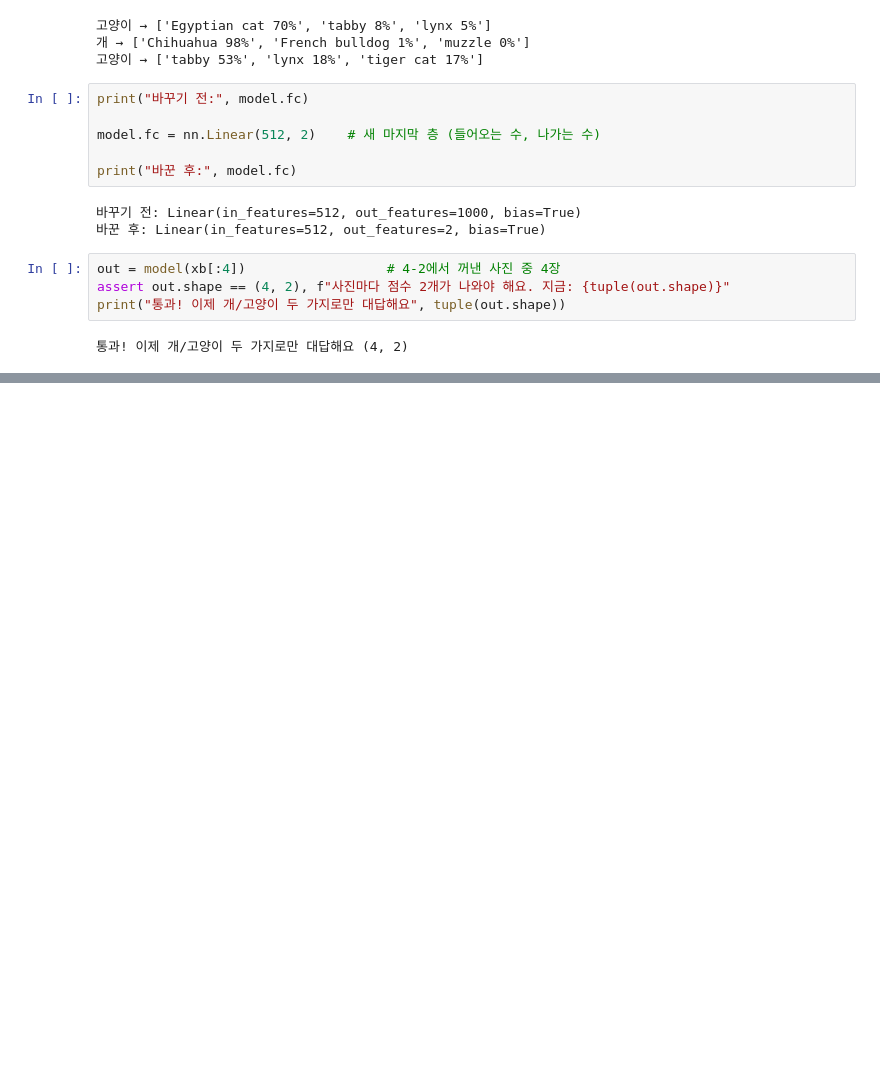
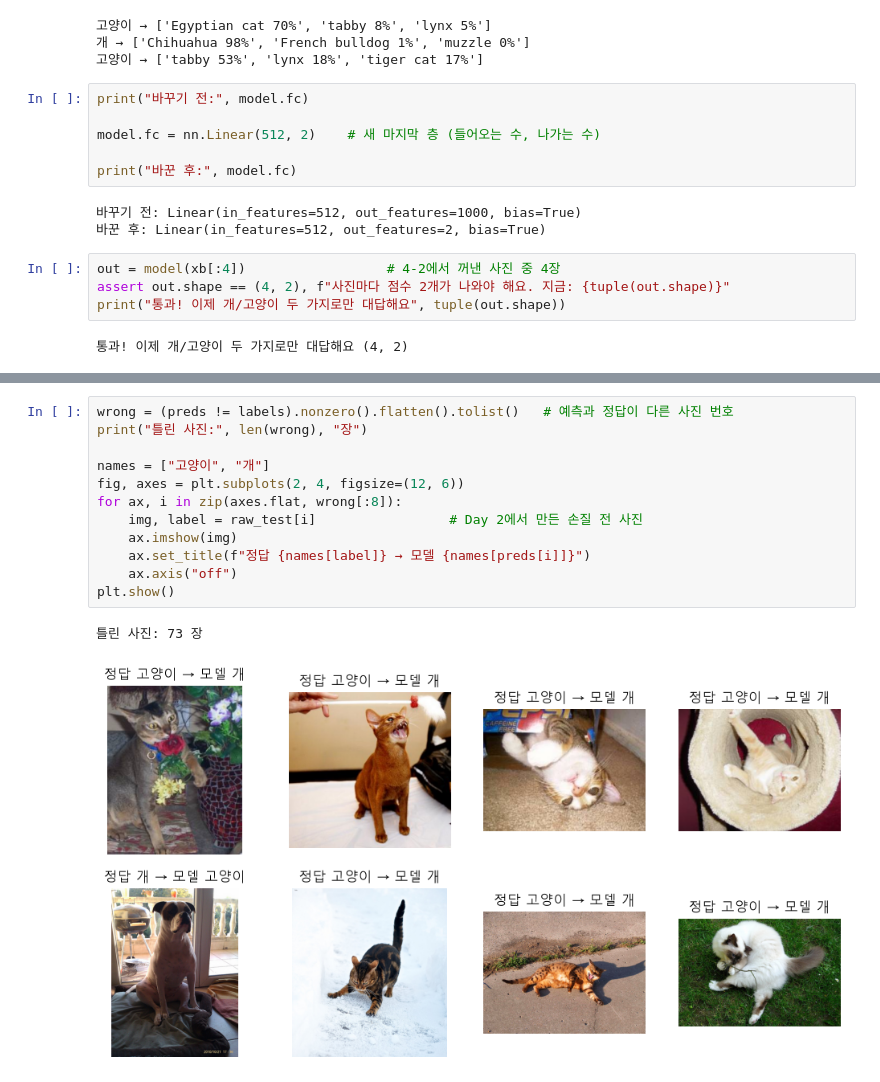
Before and after one commit to GiJung07/catdog_project, a Jupyter notebook: training/02_train.ipynb, the cells around one changed output, grey strips where cells are left out. Drawn from its saved outputs; the diff is of its cells as text; blank space fills up the shorter version.

```diff
--- a/training/02_train.ipynb
+++ b/training/02_train.ipynb
@@ -114,0 +221,15 @@ print("통과! 이제 개/고양이 두 가지로만 대답해요", tuple(out.sh
+# %%
+wrong = (preds != labels).nonzero().flatten().tolist()   # 예측과 정답이 다른 사진 번호
+print("틀린 사진:", len(wrong), "장")
+
+names = ["고양이", "개"]
+fig, axes = plt.subplots(2, 4, figsize=(12, 6))
+for ax, i in zip(axes.flat, wrong[:8]):
+    img, label = raw_test[i]                 # Day 2에서 만든 손질 전 사진
+    ax.imshow(img)
+    ax.set_title(f"정답 {names[label]} → 모델 {names[preds[i]]}")
+    ax.axis("off")
+plt.show()
+# %% [output]
+틀린 사진: 73 장
+[figure, added]
```
Also changed, not shown: parts of 8 cells of this notebook.
